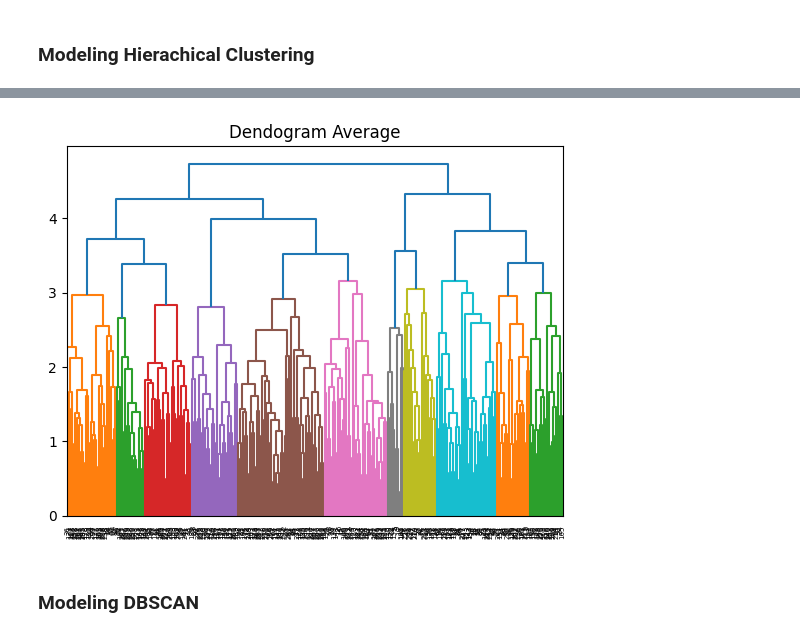
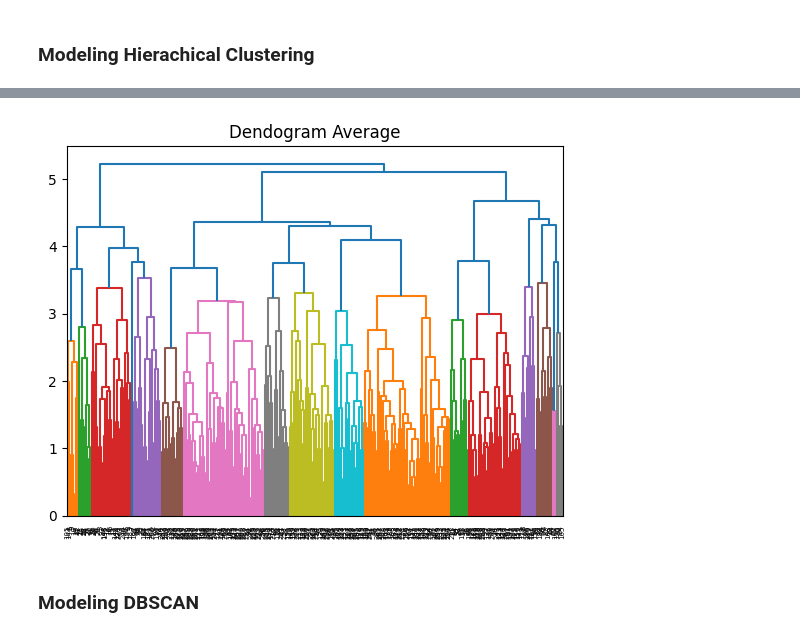
Before and after one commit to Jremiegii/Pembelajaran_Mesin, a Jupyter notebook: Pratikum6/HeartFailureClinical.ipynb, the cells around one changed output, grey strips where cells are left out. Saved outputs shown, nothing was run; the diff lists cells and outputs as text; code cells hidden in the pictures.

```diff
--- a/Pratikum6/HeartFailureClinical.ipynb
+++ b/Pratikum6/HeartFailureClinical.ipynb
@@ -322,10 +322,10 @@ plt.show()
 # %%
 plt.title('Dendogram Average')
-cluster = shc.linkage(scaled_data.iloc[:,:-1], method='average', metric='cityblock')
+cluster = shc.linkage(scaled_data, method='average', metric='cityblock')
 shc.dendrogram(Z=cluster)
 plt.show()
 # %% [output]
-[figure, old version]
+[figure, new version]
 # %% [markdown]
 ### Modeling DBSCAN
 # %%
```
Also changed, not shown: parts of 6 cells of this notebook, 6 other files.
